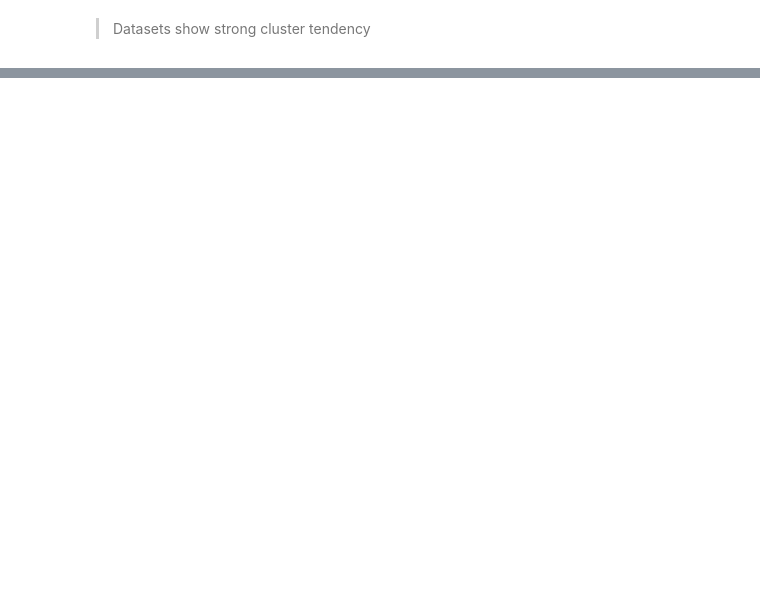
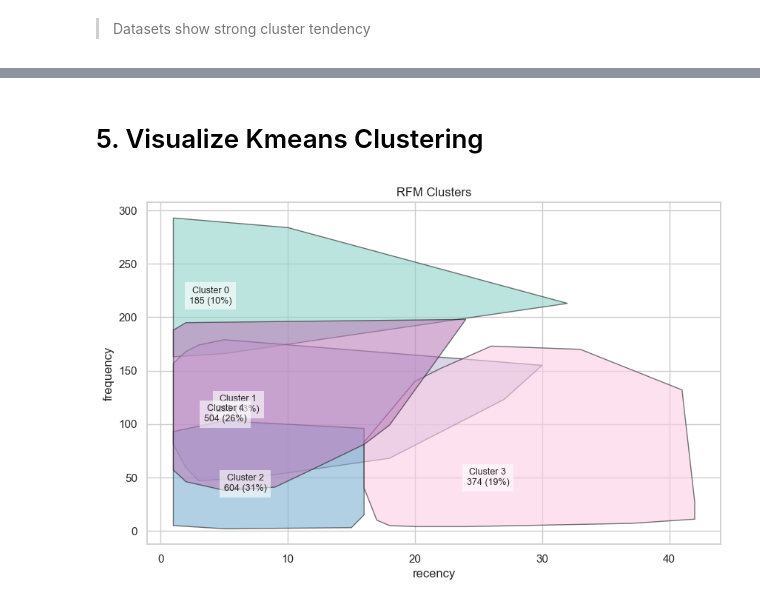
Before and after one commit to liemnh98/LJMU-Data-Science-Masters-Dissertation, a Jupyter notebook: 5b-kmeans_rfm.ipynb, the cells around one changed output, grey strips where cells are left out. Saved outputs shown, nothing was run; the diff lists cells and outputs as text; code cells hidden in the pictures; blank space fills up the shorter version.

Commit message:
RFM clustering with KMeans

```diff
--- a/5b-kmeans_rfm.ipynb
+++ b/5b-kmeans_rfm.ipynb
@@ -92,0 +99,10 @@ np.float64(0.8600495517376399)
+# %%
+# Pick clusters ammount
+k=5
+
+# final model with k
+kmeans = KMeans(n_clusters=k, max_iter=50, random_state=42)
+kmeans.fit(rfm_df_scaled)
+
+# Get cluster labels
+cluster_labels = kmeans.labels_
@@ -92,0 +113,4 @@ np.float64(0.8600495517376399)
+# %%
+# assign the label
+rfm_df['cluster_id'] = cluster_labels
+rfm_df.head()
@@ -92,0 +124,9 @@ np.float64(0.8600495517376399)
+# %%
+# Return multiple kmeans cluster
+for k in range(3, 11):  # 3 → 10
+    kmeans = KMeans(n_clusters=k, max_iter=50, random_state=42)
+    kmeans.fit(rfm_df_scaled)
+
+    rfm_df[f'kmeans_{k}_cluster_id'] = kmeans.labels_
+
+rfm_df.head()
@@ -92,0 +140,5 @@ np.float64(0.8600495517376399)
+# %% [markdown]
+# 5. Visualize Kmeans Clustering
+# %%
+# Set theme
+sns.set_theme(style="whitegrid")
@@ -92,0 +213,6 @@ np.float64(0.8600495517376399)
+# %%
+fig, ax = plt.subplots(figsize=(10,6))
+plot_rfm_clusters(rfm_df, 'recency', 'frequency', 'monetary', 'kmeans_5_cluster_id', ax=ax)
+plt.show()
+# %% [output]
+[figure, added]
```
Also changed, not shown: parts of 32 cells of this notebook, 1 other file.
